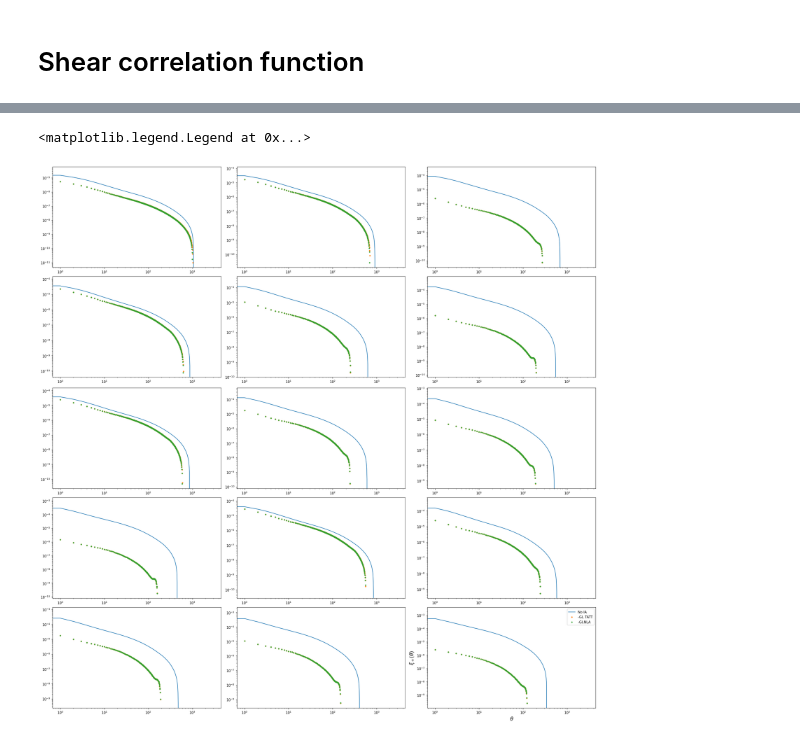
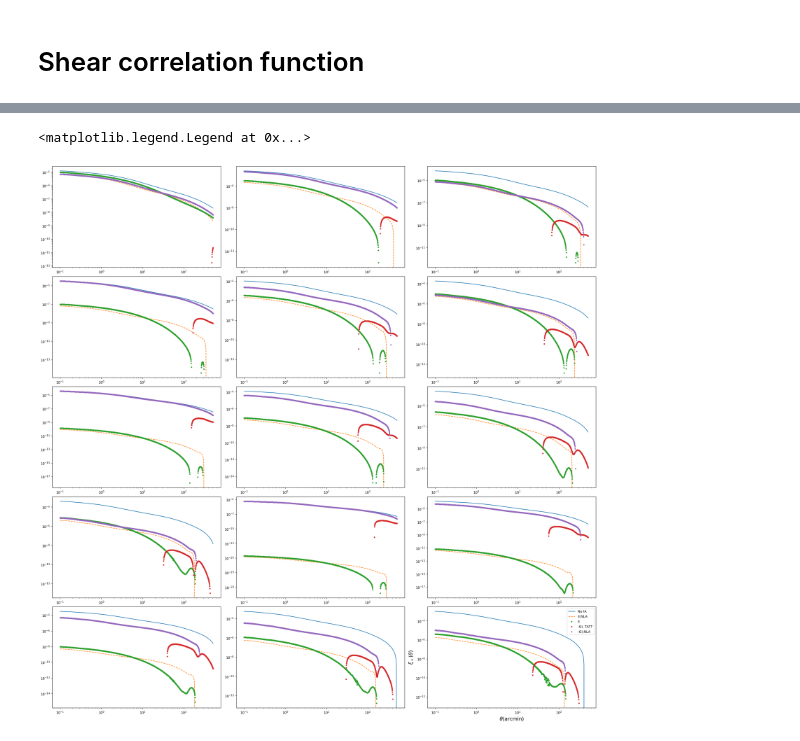
Before and after one commit to LSSTDESC/SkySim5000_IA_infusion, a Jupyter notebook: theo_predictions.ipynb, the cells around one changed output, grey strips where cells are left out. Drawn from its saved outputs; the diff is of its cells as text; code cells hidden in the pictures.

```diff
--- a/theo_predictions.ipynb
+++ b/theo_predictions.ipynb
@@ -37,16 +43,15 @@ these factors absorb the typical normalization factors used in the literature fo
 # Biases for IAs. Will be converted to the input c_IA values below.
 a_1 = 1.0
 a_2 = 0.0
-a_d = 0.0
+a_d = 2.0
 # %%
-c_1,c_d,c_2 = pt.translate_IA_norm(cosmo, z, a1=a_1,
-                                   Om_m2_for_c2 = False)
+c_1,c_d,c_2 = pt.translate_IA_norm(cosmo, z=z,a1=a_1,a2=a_2, a1delta=a_d, Om_m2_for_c2 = False)
 # %% [markdown]
 # Tracers
 Let's create the 3 PTTracers
 # %%
 # Intrinsic alignments
-ptt_i = pt.PTIntrinsicAlignmentTracer(c1=(z,c_1), c2=None, cdelta=None)
+ptt_i = pt.PTIntrinsicAlignmentTracer(c1=(z,c_1), c2=(z,c_2), cdelta=(z,c_d))
 ptt_i_nla = pt.PTIntrinsicAlignmentTracer(c1=(z,c_1)) # to compare using the standard WLTracer
 
 # Matter
@@ -186,4 +193,4 @@ for ax, pjj in zip(axs, cls['GI,NLA']):
 # %% [markdown]
 # Shear correlation function
 # %%
-theta=np.geomspace(0.1,510,1000)
+theta=np.geomspace(2.0,250,20)
@@ -246,28 +257,28 @@ shear_GI_NLA_minus=np.stack(shear_GI_NLA_minus)
 # %%
 figsize = (23, 23)
 fig =plt.figure(figsize=figsize, constrained_layout=True)
 cols = 3
 rows =5
 axs = fig.subplots(rows, cols)
 axs = trim_axs(axs, len(shear_GG_plus))
 for ax, pi in zip(axs, shear_GG_plus):
     ax.loglog(theta_arc, pi,label='No IA')
 for ax, px in zip(axs, shear_II_NLA_plus):
     ax.loglog(theta_arc, px,'--',label='II,NLA')
 for ax, pj in zip(axs, shear_II_plus):
     ax.loglog(theta_arc, pj,'.',label='II')
 for ax, pjk in zip(axs, shear_GI_plus):
-    ax.loglog(theta,-pjk,'.',label='-GI, TATT')
+    ax.loglog(theta_arc,-pjk,'.',label='-GI, TATT')
 for ax, pjj in zip(axs, shear_GI_NLA_plus):
     ax.loglog(theta_arc, -pjj,'.',label='-GI,NLA')
     plt.xlabel(r'$\theta$(arcmin)', fontsize=15)
     plt.ylabel(r'$\xi_+(\theta)$', fontsize=15)
 xlim()
 legend(loc='upper right')
 #fig.savefig("pos_cross.png",dpi=250)
 # %% [output]
 <matplotlib.legend.Legend at 0x...>
-[figure, old version]
+[figure, new version]
 # %%
 
 figsize = (23, 23)
```
Also changed, not shown: parts of 16 cells of this notebook, 11 other files.
